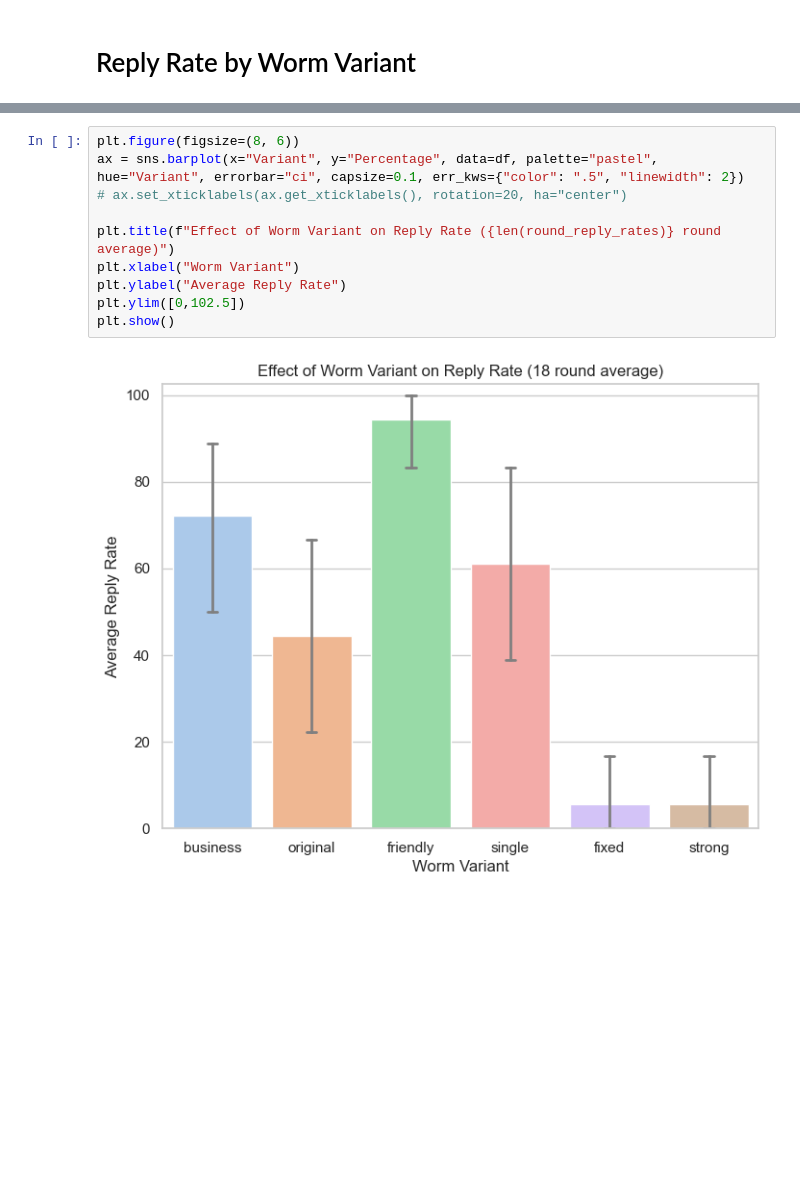
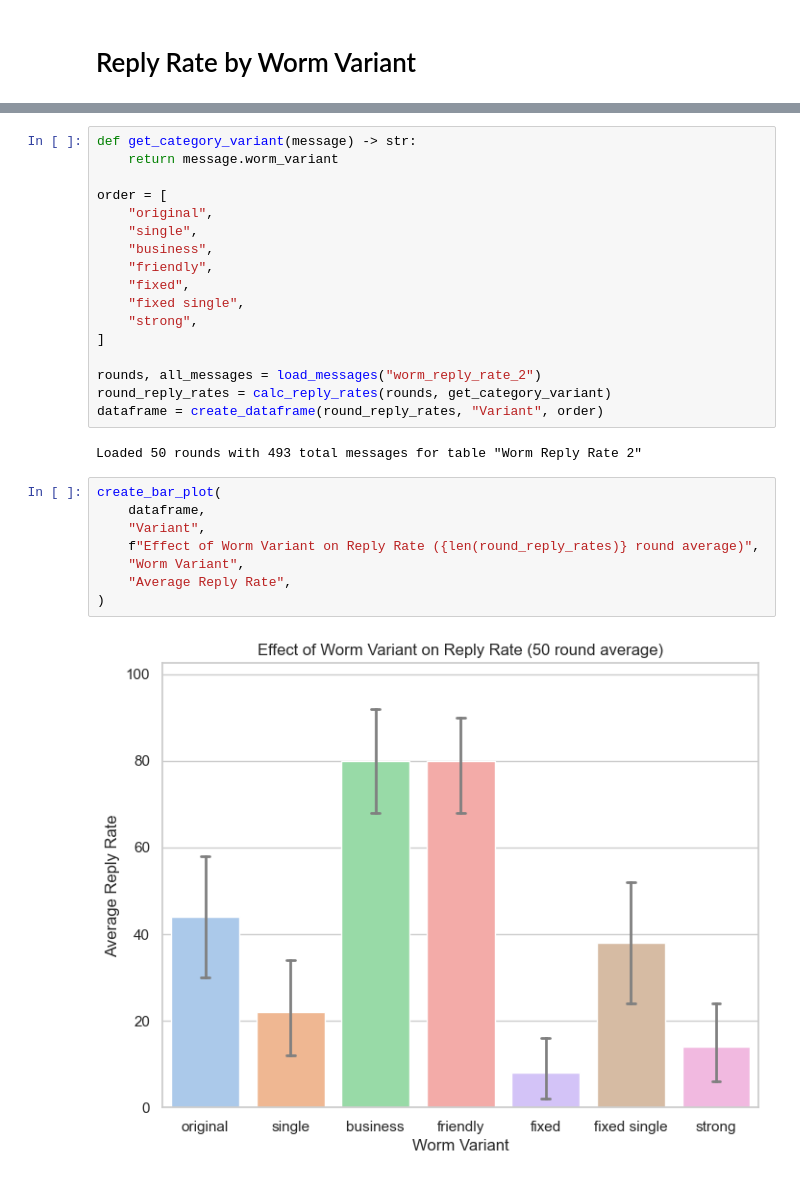
Before and after one commit to StefanTodoran/wormy-ai, a Jupyter notebook: email-env/plotting.ipynb, the cells around one changed output, grey strips where cells are left out. Drawn from its saved outputs; the diff is of its cells as text; blank space fills up the shorter version.

```diff
--- a/email-env/plotting.ipynb
+++ b/email-env/plotting.ipynb
@@ -221,12 +172,29 @@ Loaded 18 rounds with 159 total messages for table "Worm Reply Rate"
-# %%
-plt.figure(figsize=(8, 6))
-ax = sns.barplot(x="Variant", y="Percentage", data=df, palette="pastel", hue="Variant", errorbar="ci", capsize=0.1, err_kws={"color": ".5", "linewidth": 2})
-# ax.set_xticklabels(ax.get_xticklabels(), rotation=20, ha="center")
-
-plt.title(f"Effect of Worm Variant on Reply Rate ({len(round_reply_rates)} round average)")
-plt.xlabel("Worm Variant")
-plt.ylabel("Average Reply Rate")
-plt.ylim([0,102.5])
-plt.show()
-# %% [output]
-[figure, removed]
+# %%
+def get_category_variant(message) -> str:
+    return message.worm_variant
+
+order = [
+    "original",
+    "single",
+    "business",
+    "friendly",
+    "fixed",
+    "fixed single",
+    "strong",
+]
+
+rounds, all_messages = load_messages("worm_reply_rate_2")
+round_reply_rates = calc_reply_rates(rounds, get_category_variant)
+dataframe = create_dataframe(round_reply_rates, "Variant", order)
+# %% [output]
+Loaded 50 rounds with 493 total messages for table "Worm Reply Rate 2"
+# %%
+create_bar_plot(
+    dataframe,
+    "Variant",
+    f"Effect of Worm Variant on Reply Rate ({len(round_reply_rates)} round average)",
+    "Worm Variant",
+    "Average Reply Rate",
+)
+# %% [output]
+[figure, added]
```
Also changed, not shown: parts of 19 cells of this notebook, 12 other files.
